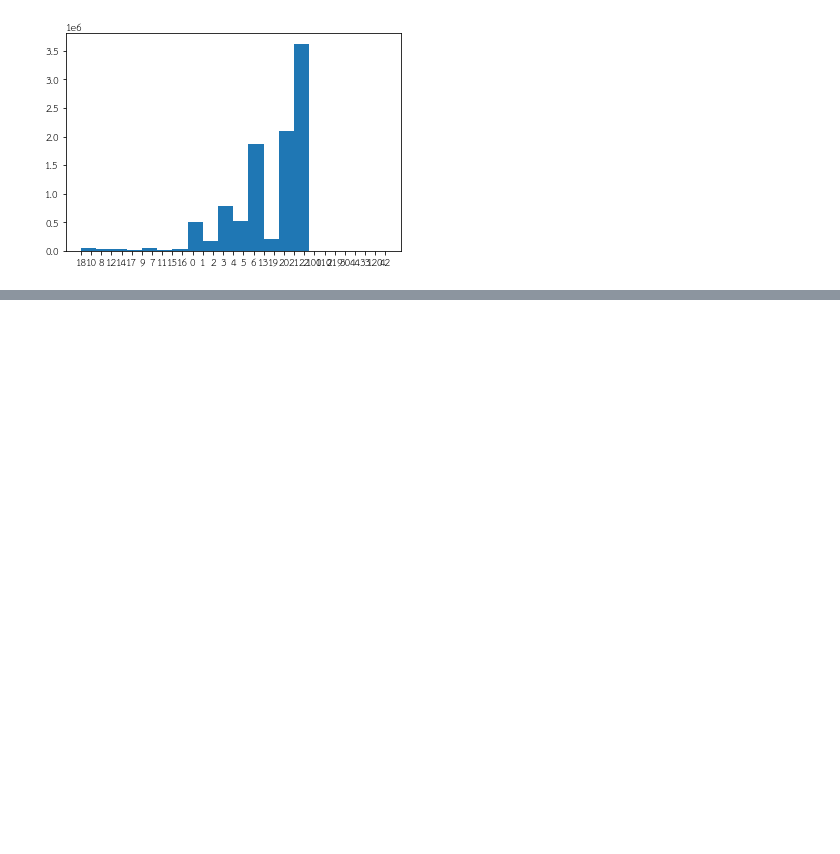
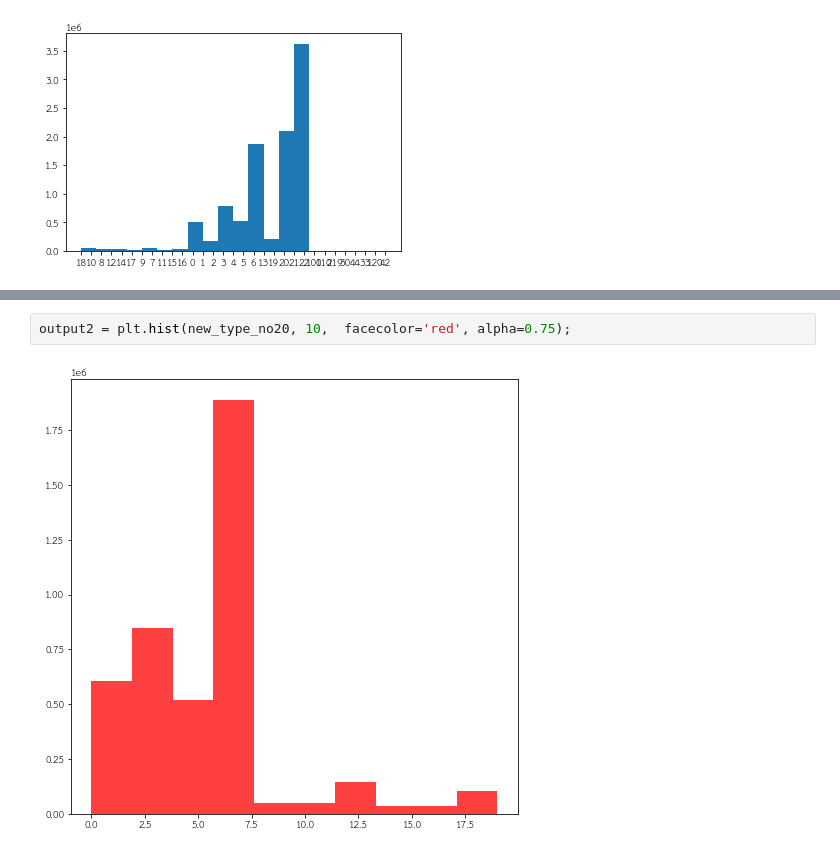
Before and after one commit to PondKann/data_viz, a Jupyter notebook: Visualize_Data_Comparison.ipynb, the cells around one changed output, grey strips where cells are left out. Cells and saved outputs as stored; diff of their text form; blank space fills up the shorter version.

```diff
--- a/Visualize_Data_Comparison.ipynb
+++ b/Visualize_Data_Comparison.ipynb
@@ -255,0 +331,4 @@ output2 = plt.hist(A, 20);
+# %%
+output2 = plt.hist(new_type_no20, 10,  facecolor='red', alpha=0.75);
+# %% [output]
+[figure, added]
```
Also changed, not shown: parts of 34 cells of this notebook.
